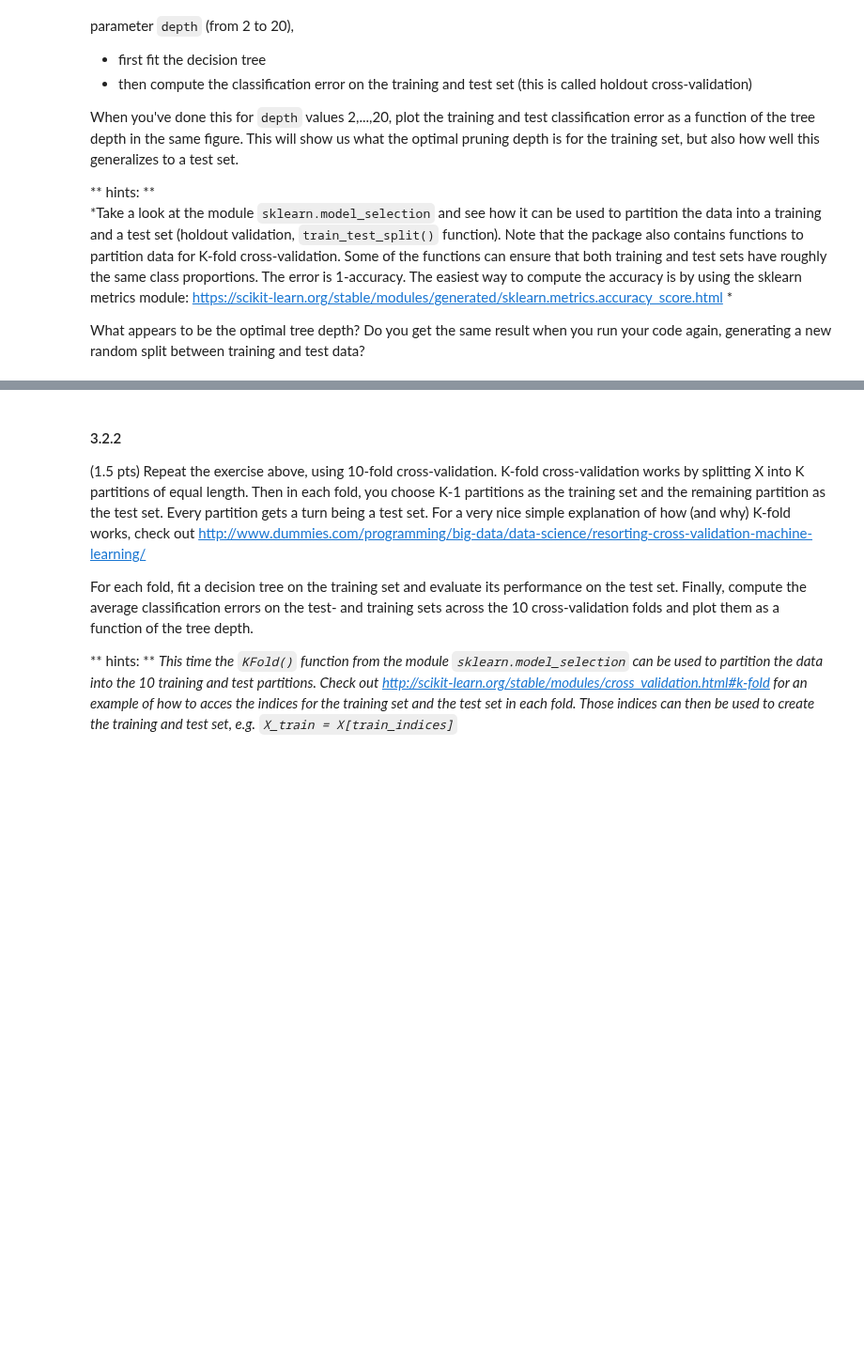
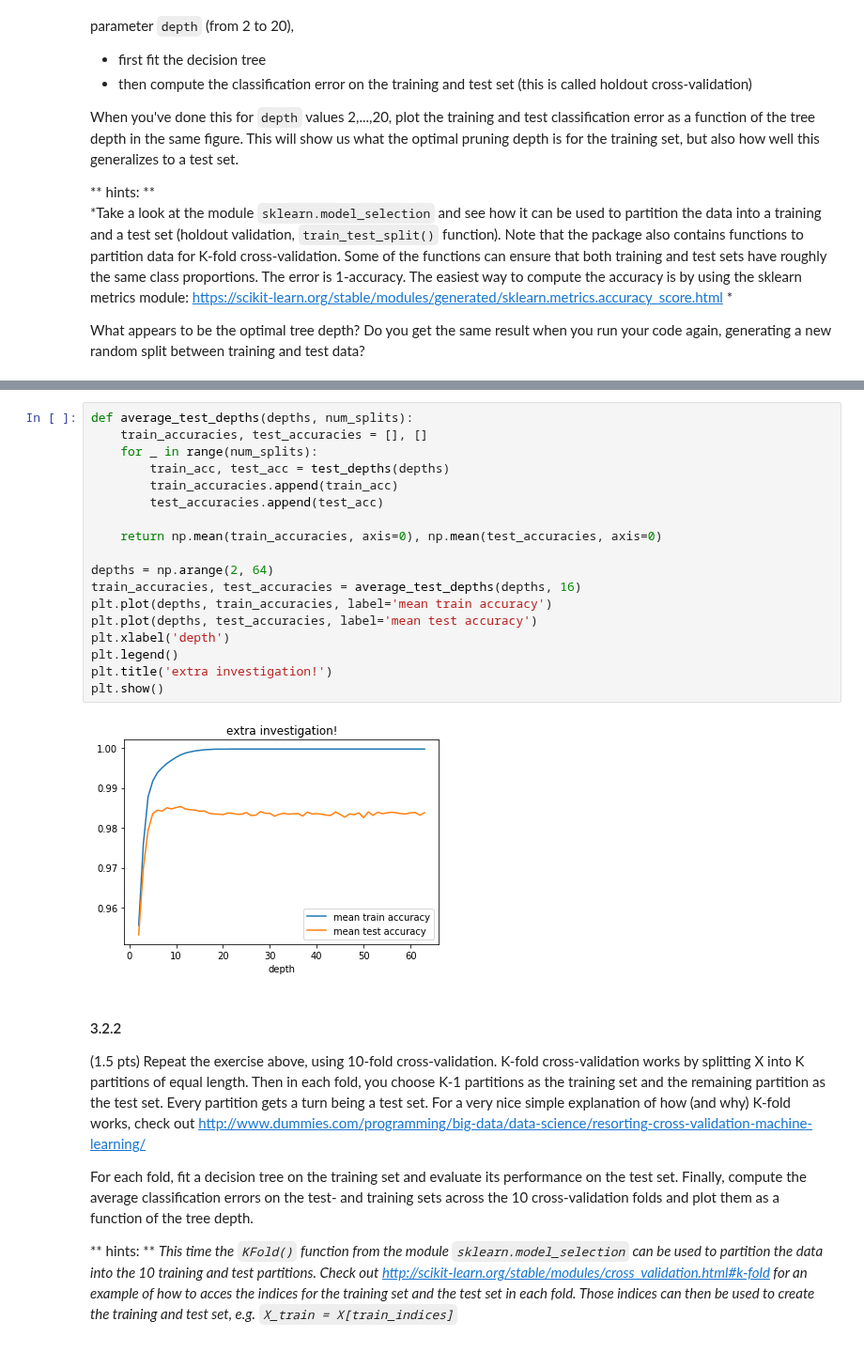
Before and after one commit to gabrielraya/Data-Mining, a Jupyter notebook: Assignment_3/Assignment_3.ipynb, the cells around one changed output, grey strips where cells are left out. Shown at 94% size. Cells and saved outputs as stored; diff of their text form; blank space fills up the shorter version.

```diff
--- a/Assignment_3/Assignment_3.ipynb
+++ b/Assignment_3/Assignment_3.ipynb
@@ -186,3 +230,23 @@ write your answer here
+# %%
+def average_test_depths(depths, num_splits):
+    train_accuracies, test_accuracies = [], []
+    for _ in range(num_splits):
+        train_acc, test_acc = test_depths(depths)
+        train_accuracies.append(train_acc)
+        test_accuracies.append(test_acc)
+
+    return np.mean(train_accuracies, axis=0), np.mean(test_accuracies, axis=0)
+
+depths = np.arange(2, 64)
+train_accuracies, test_accuracies = average_test_depths(depths, 16)
+plt.plot(depths, train_accuracies, label='mean train accuracy')
+plt.plot(depths, test_accuracies, label='mean test accuracy')
+plt.xlabel('depth')
+plt.legend()
+plt.title('extra investigation!')
+plt.show()
+# %% [output]
+[figure, added]
 # %% [markdown]
 #### 3.2.2
 (1.5 pts) Repeat the exercise above, using 10-fold cross-validation. K-fold cross-validation works by splitting X into K partitions of equal length. Then in each fold, you choose K-1 partitions as the training set and the remaining partition as the test set. Every partition gets a turn being a test set. For a very nice simple explanation of how (and why) K-fold works, check out http://www.dummies.com/programming/big-data/data-science/resorting-cross-validation-machine-learning/
```
Also changed, not shown: parts of 6 cells of this notebook.
